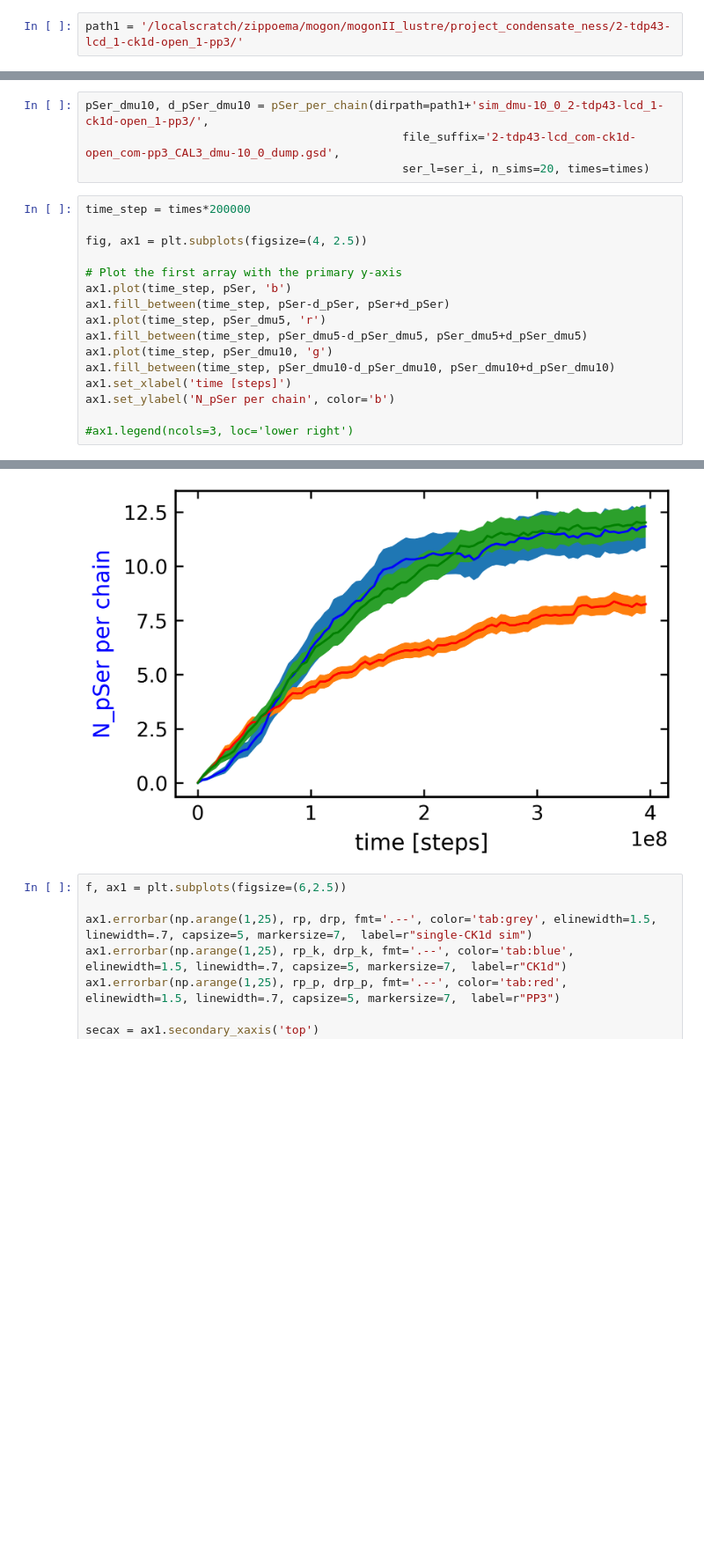
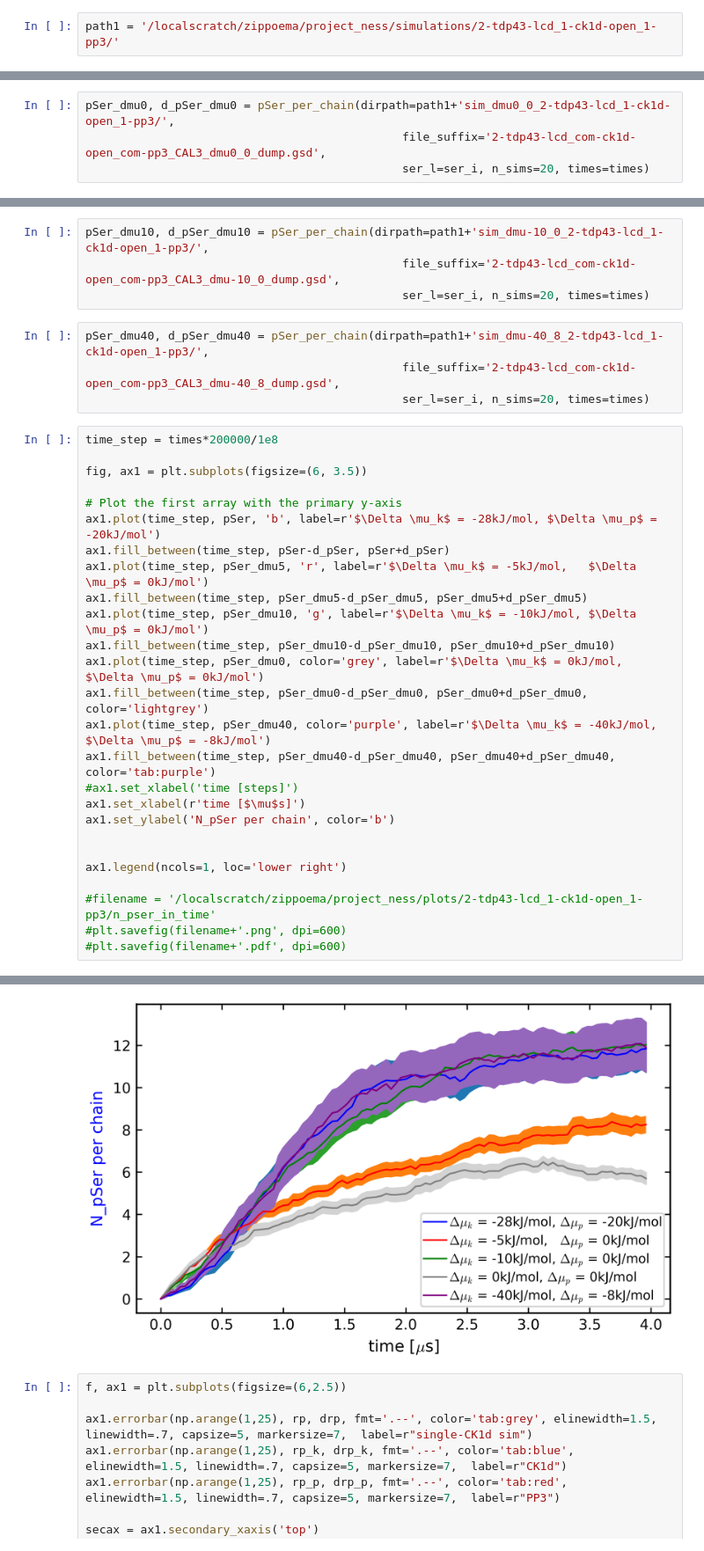
Before and after one commit to ezippo/HPA, a Jupyter notebook: rates_notebook.ipynb, the cells around one changed output, grey strips where cells are left out. Shown at 88% size. Saved outputs shown, nothing was run; the diff lists cells and outputs as text; blank space fills up the shorter version.

```diff
--- a/rates_notebook.ipynb
+++ b/rates_notebook.ipynb
@@ -88,7 +89,7 @@ plt.show()
 # %% [markdown]
 ## 2 TDP-43 LCD, 1 CK1d, 1 pp3
 # %%
-path1 = '/localscratch/zippoema/mogon/mogonII_lustre/project_condensate_ness/2-tdp43-lcd_1-ck1d-open_1-pp3/'
+path1 = '/localscratch/zippoema/project_ness/simulations/2-tdp43-lcd_1-ck1d-open_1-pp3/'
 # %%
 (rp_k, drp_k), (rp_p, drp_p) = hpar.count_contacts(dirpath=path1+'sim_ph_2-tdp43-lcd_1-ck1d-open_1-pp3/',
                                               file_suffix='2-tdp43-lcd_com-ck1d-open_com-pp3_CAL3_ph_contacts.txt',
@@ -145,6 +148,10 @@ len(times)
 pSer, d_pSer = pSer_per_chain(dirpath=path1+'sim_ph_2-tdp43-lcd_1-ck1d-open_1-pp3/',
                                               file_suffix='2-tdp43-lcd_com-ck1d-open_com-pp3_CAL3_ph_dump.gsd',
                                               ser_l=ser_i, n_sims=25, times=times)
+# %%
+pSer_dmu0, d_pSer_dmu0 = pSer_per_chain(dirpath=path1+'sim_dmu0_0_2-tdp43-lcd_1-ck1d-open_1-pp3/',
+                                              file_suffix='2-tdp43-lcd_com-ck1d-open_com-pp3_CAL3_dmu0_0_dump.gsd',
+                                              ser_l=ser_i, n_sims=20, times=times)
 # %%
 pSer_dmu5, d_pSer_dmu5 = pSer_per_chain(dirpath=path1+'sim_dmu-5_0_2-tdp43-lcd_1-ck1d-open_1-pp3/',
                                               file_suffix='2-tdp43-lcd_com-ck1d-open_com-pp3_CAL3_dmu-5_0_dump.gsd',
@@ -153,20 +160,34 @@ pSer_dmu5, d_pSer_dmu5 = pSer_per_chain(dirpath=path1+'sim_dmu-5_0_2-tdp43-lcd_1
 pSer_dmu10, d_pSer_dmu10 = pSer_per_chain(dirpath=path1+'sim_dmu-10_0_2-tdp43-lcd_1-ck1d-open_1-pp3/',
                                               file_suffix='2-tdp43-lcd_com-ck1d-open_com-pp3_CAL3_dmu-10_0_dump.gsd',
                                               ser_l=ser_i, n_sims=20, times=times)
+# %%
+pSer_dmu40, d_pSer_dmu40 = pSer_per_chain(dirpath=path1+'sim_dmu-40_8_2-tdp43-lcd_1-ck1d-open_1-pp3/',
+                                              file_suffix='2-tdp43-lcd_com-ck1d-open_com-pp3_CAL3_dmu-40_8_dump.gsd',
+                                              ser_l=ser_i, n_sims=20, times=times)
 # %%
-time_step = times*200000
+time_step = times*200000/1e8
 
-fig, ax1 = plt.subplots(figsize=(4, 2.5))
+fig, ax1 = plt.subplots(figsize=(6, 3.5))
 
 # Plot the first array with the primary y-axis
-ax1.plot(time_step, pSer, 'b')
+ax1.plot(time_step, pSer, 'b', label=r'$\Delta \mu_k$ = -28kJ/mol, $\Delta \mu_p$ = -20kJ/mol')
 ax1.fill_between(time_step, pSer-d_pSer, pSer+d_pSer)
-ax1.plot(time_step, pSer_dmu5, 'r')
+ax1.plot(time_step, pSer_dmu5, 'r', label=r'$\Delta \mu_k$ = -5kJ/mol,   $\Delta \mu_p$ = 0kJ/mol')
 ax1.fill_between(time_step, pSer_dmu5-d_pSer_dmu5, pSer_dmu5+d_pSer_dmu5)
-ax1.plot(time_step, pSer_dmu10, 'g')
+ax1.plot(time_step, pSer_dmu10, 'g', label=r'$\Delta \mu_k$ = -10kJ/mol, $\Delta \mu_p$ = 0kJ/mol')
 ax1.fill_between(time_step, pSer_dmu10-d_pSer_dmu10, pSer_dmu10+d_pSer_dmu10)
-ax1.set_xlabel('time [steps]')
+ax1.plot(time_step, pSer_dmu0, color='grey', label=r'$\Delta \mu_k$ = 0kJ/mol, $\Delta \mu_p$ = 0kJ/mol')
+ax1.fill_between(time_step, pSer_dmu0-d_pSer_dmu0, pSer_dmu0+d_pSer_dmu0, color='lightgrey')
+ax1.plot(time_step, pSer_dmu40, color='purple', label=r'$\Delta \mu_k$ = -40kJ/mol, $\Delta \mu_p$ = -8kJ/mol')
+ax1.fill_between(time_step, pSer_dmu40-d_pSer_dmu40, pSer_dmu40+d_pSer_dmu40, color='tab:purple')
+#ax1.set_xlabel('time [steps]')
+ax1.set_xlabel(r'time [$\mu$s]')
 ax1.set_ylabel('N_pSer per chain', color='b')
 
-#ax1.legend(ncols=3, loc='lower right')
+
+ax1.legend(ncols=1, loc='lower right')
+
+#filename = '/localscratch/zippoema/project_ness/plots/2-tdp43-lcd_1-ck1d-open_1-pp3/n_pser_in_time'
+#plt.savefig(filename+'.png', dpi=600)
+#plt.savefig(filename+'.pdf', dpi=600)
 # %% [output]
@@ -174,4 +195,4 @@ Text(0, 0.5, 'N_pSer per chain')
-[figure, old version]
+[figure, new version]
 # %%
 f, ax1 = plt.subplots(figsize=(6,2.5))
 
```
Also changed, not shown: parts of 8 cells of this notebook, 4 other files.
